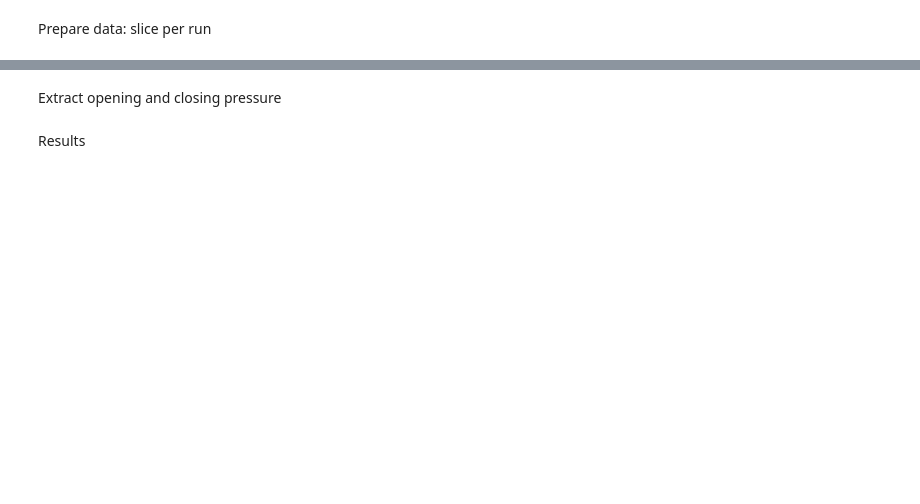
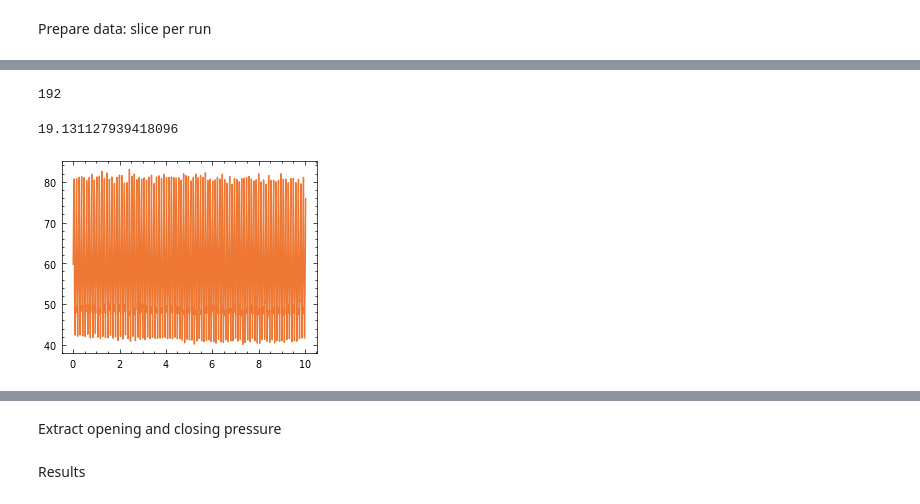
Before and after one commit to Olviel/Thermal_Soft_Robotics, a Jupyter notebook: Thermal_actuation/Experimental/Fluidic/Actuators/Actuator_main.ipynb, the cells around one changed output, grey strips where cells are left out. Cells and saved outputs as stored; diff of their text form; code cells hidden in the pictures; blank space fills up the shorter version.

```diff
--- a/Thermal_actuation/Experimental/Fluidic/Actuators/Actuator_main.ipynb
+++ b/Thermal_actuation/Experimental/Fluidic/Actuators/Actuator_main.ipynb
@@ -123,0 +119,17 @@ len(data_sliced)
+# %%
+len(data_sliced[0])
+data_sliced[0][0]
+plt.plot(data_sliced[0][7]["Time"],data_sliced[0][7]["Pressure"])
+np.mean(data_sliced[0][7]["Flow"])
+
+peaks,_ = find_peaks(data_sliced[0][7]["Pressure"])
+n_peaks=len(peaks)
+print(n_peaks)
+len(data_sliced[0][7]["Time"]/1000)
+measurement_t = len(data_sliced[0][7]["Time"])/1000
+f = n_peaks/measurement_t
+f
+# %% [output]
+192
+19.131127939418096
+[figure, added]
```
Also changed, not shown: parts of 6 cells of this notebook.
